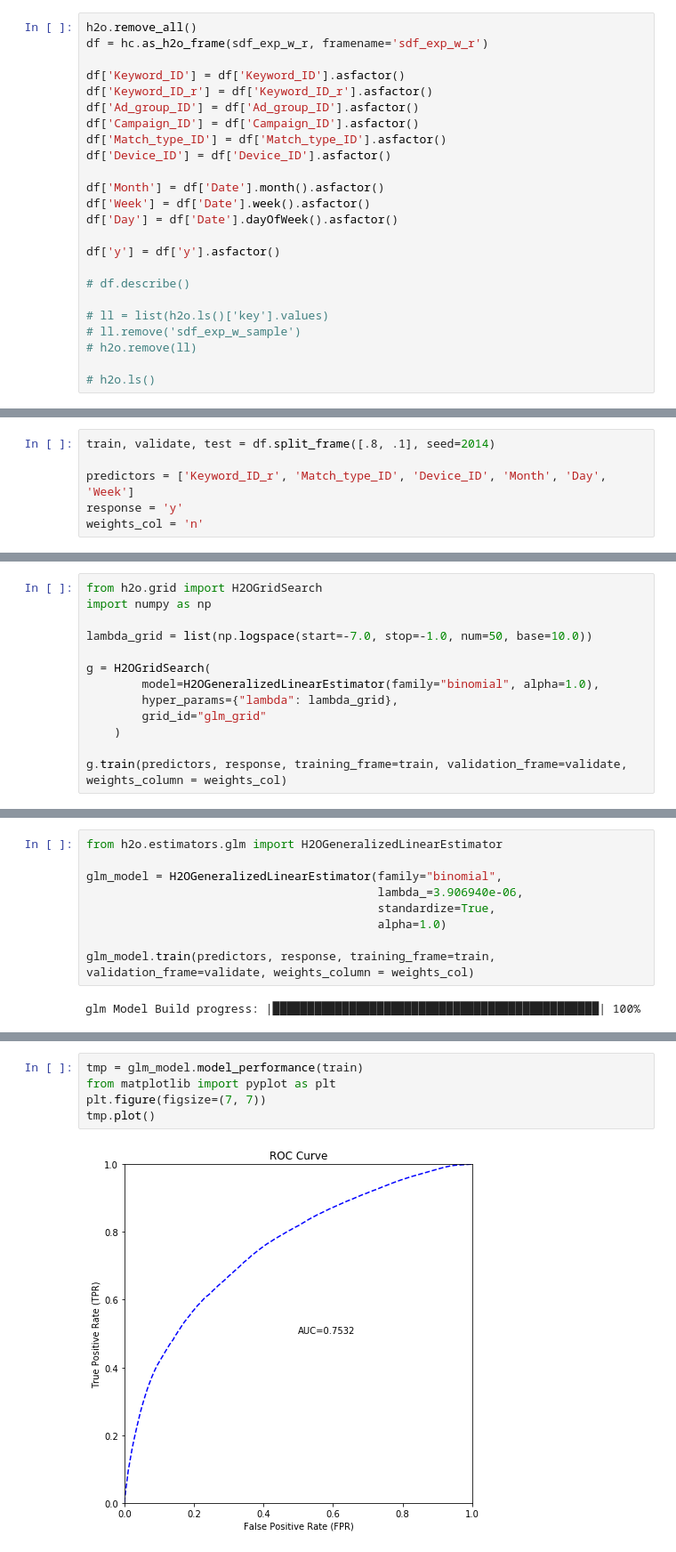
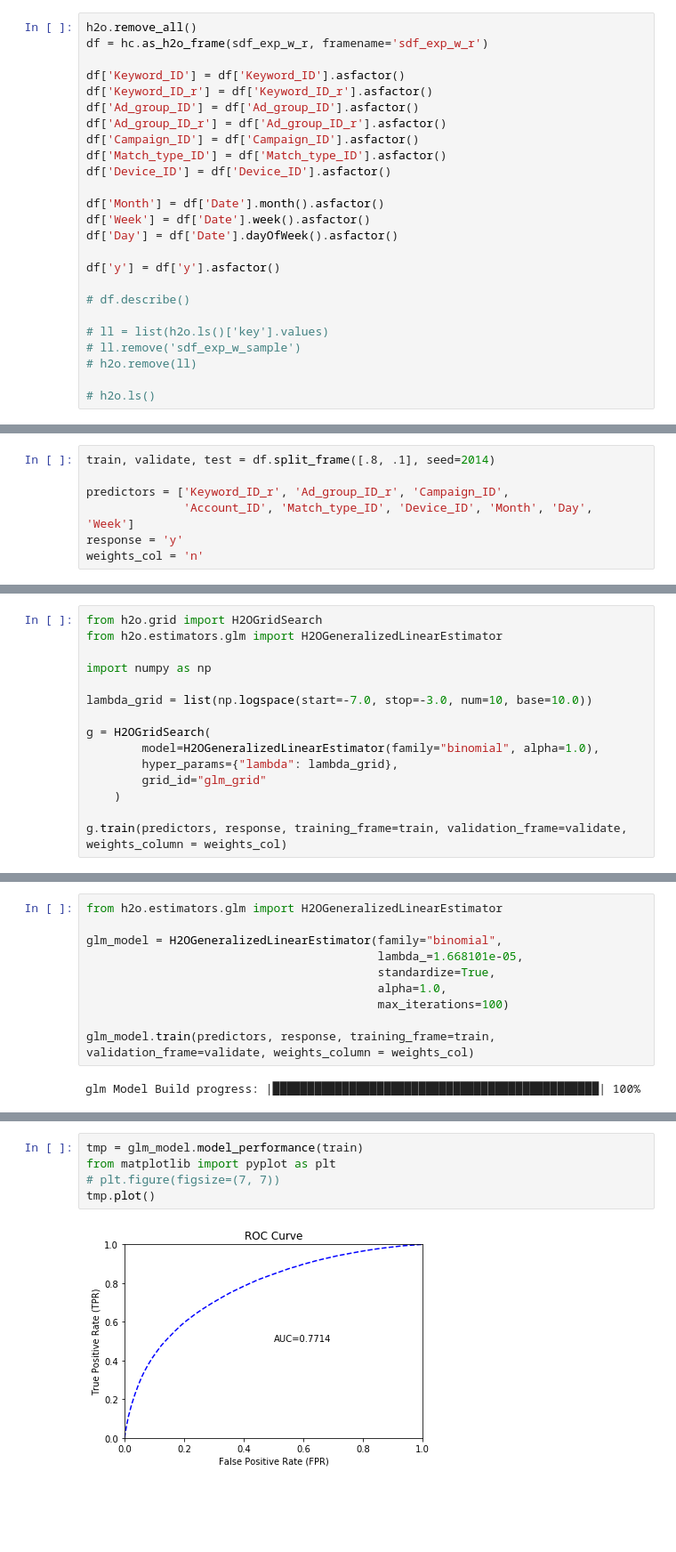
Before and after one commit to jakubglinka/ml-rpc, a Jupyter notebook: notebooks/revenue_per_click_prediction.ipynb, the cells around one changed output, grey strips where cells are left out. Shown at 89% size. Drawn from its saved outputs; the diff is of its cells as text; blank space fills up the shorter version.

```diff
--- a/notebooks/revenue_per_click_prediction.ipynb
+++ b/notebooks/revenue_per_click_prediction.ipynb
@@ -519,6 +643,7 @@ df = hc.as_h2o_frame(sdf_exp_w_r, framename='sdf_exp_w_r')
 df['Keyword_ID'] = df['Keyword_ID'].asfactor()
 df['Keyword_ID_r'] = df['Keyword_ID_r'].asfactor()
 df['Ad_group_ID'] = df['Ad_group_ID'].asfactor()
+df['Ad_group_ID_r'] = df['Ad_group_ID_r'].asfactor()
 df['Campaign_ID'] = df['Campaign_ID'].asfactor()
 df['Match_type_ID'] = df['Match_type_ID'].asfactor()
 df['Device_ID'] = df['Device_ID'].asfactor()
@@ -541,16 +666,19 @@ Few comments about splitting the dataset (date and Keyword are the key)
 # %%
 train, validate, test = df.split_frame([.8, .1], seed=2014)
 
-predictors = ['Keyword_ID_r', 'Match_type_ID', 'Device_ID', 'Month', 'Day', 'Week']
+predictors = ['Keyword_ID_r', 'Ad_group_ID_r', 'Campaign_ID',
+              'Account_ID', 'Match_type_ID', 'Device_ID', 'Month', 'Day', 'Week']
 response = 'y'
 weights_col = 'n'
 # %% [markdown]
 #### Tune lasso parameters
 # %%
 from h2o.grid import H2OGridSearch
+from h2o.estimators.glm import H2OGeneralizedLinearEstimator
+
 import numpy as np
 
-lambda_grid = list(np.logspace(start=-7.0, stop=-1.0, num=50, base=10.0))
+lambda_grid = list(np.logspace(start=-7.0, stop=-3.0, num=10, base=10.0))
 
 g = H2OGridSearch(
         model=H2OGeneralizedLinearEstimator(family="binomial", alpha=1.0),
@@ -594,9 +716,10 @@ pd_auc
 from h2o.estimators.glm import H2OGeneralizedLinearEstimator
 
 glm_model = H2OGeneralizedLinearEstimator(family="binomial",
-                                          lambda_=3.906940e-06,
+                                          lambda_=1.668101e-05,
                                           standardize=True,
-                                          alpha=1.0)
+                                          alpha=1.0,
+                                          max_iterations=100)
 
 glm_model.train(predictors, response, training_frame=train, validation_frame=validate, weights_column = weights_col)
 # %% [output]
@@ -634,7 +757,7 @@ Confusion Matrix (Act/Pred) for max accuracy @ threshold = 0.47536733177309853:
 # %%
 tmp = glm_model.model_performance(train)
 from matplotlib import pyplot as plt
-plt.figure(figsize=(7, 7))
+# plt.figure(figsize=(7, 7))
 tmp.plot()
 # %% [output]
-[figure, old version]
+[figure, new version]
```
Also changed, not shown: parts of 30 cells of this notebook.
